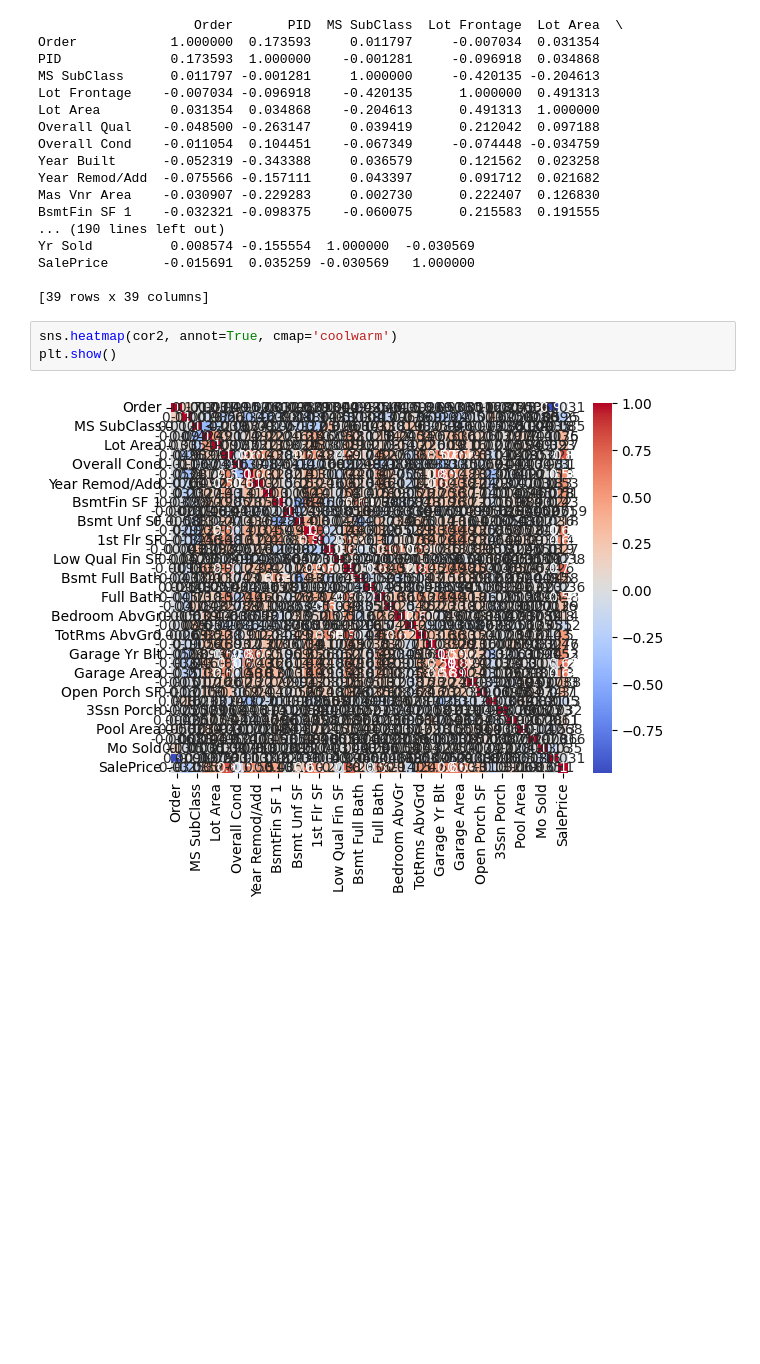
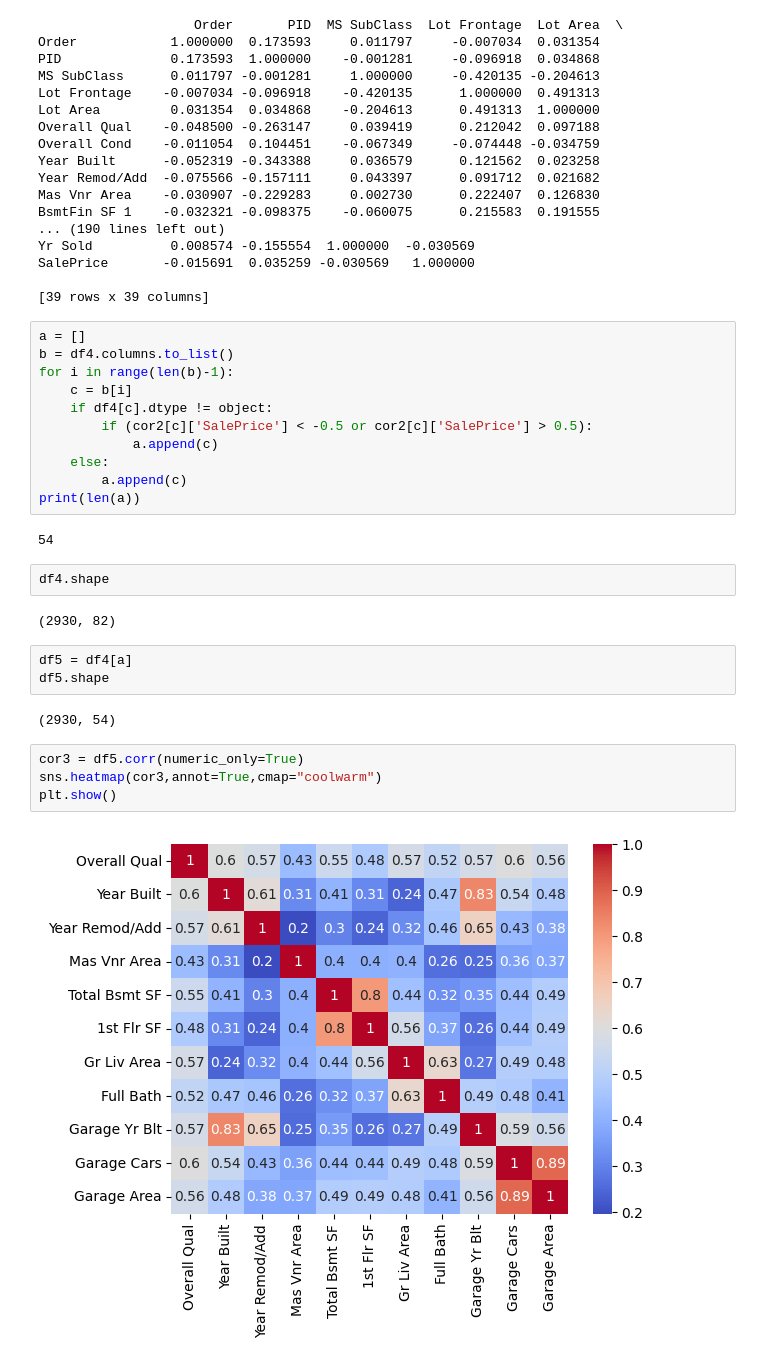
Before and after one commit to architsrivastava945/ML-training, a Jupyter notebook: training_day5.ipynb, the cells around one changed output. Drawn from its saved outputs; the diff is of its cells as text; blank space fills up the shorter version.

```diff
--- a/training_day5.ipynb
+++ b/training_day5.ipynb
@@ -320,8 +316,31 @@ Yr Sold          0.008574 -0.155554  1.000000  -0.030569
 SalePrice       -0.015691  0.035259 -0.030569   1.000000
 
 [39 rows x 39 columns]
-# %%
-sns.heatmap(cor2, annot=True, cmap='coolwarm')
-plt.show()
-# %% [output]
-[figure, removed]
+# %%
+a = []
+b = df4.columns.to_list()
+for i in range(len(b)-1):
+    c = b[i]
+    if df4[c].dtype != object:
+        if (cor2[c]['SalePrice'] < -0.5 or cor2[c]['SalePrice'] > 0.5):
+            a.append(c)
+    else:
+        a.append(c)
+print(len(a))
+# %% [output]
+54
+# %%
+df4.shape
+# %% [output]
+(2930, 82)
+# %%
+df5 = df4[a]
+df5.shape
+# %% [output]
+(2930, 54)
+# %%
+cor3 = df5.corr(numeric_only=True)
+sns.heatmap(cor3,annot=True,cmap="coolwarm")
+plt.show()
+# %% [output]
+[figure, added]
```
Also changed, not shown: parts of 1 cell of this notebook, 1 other file.
